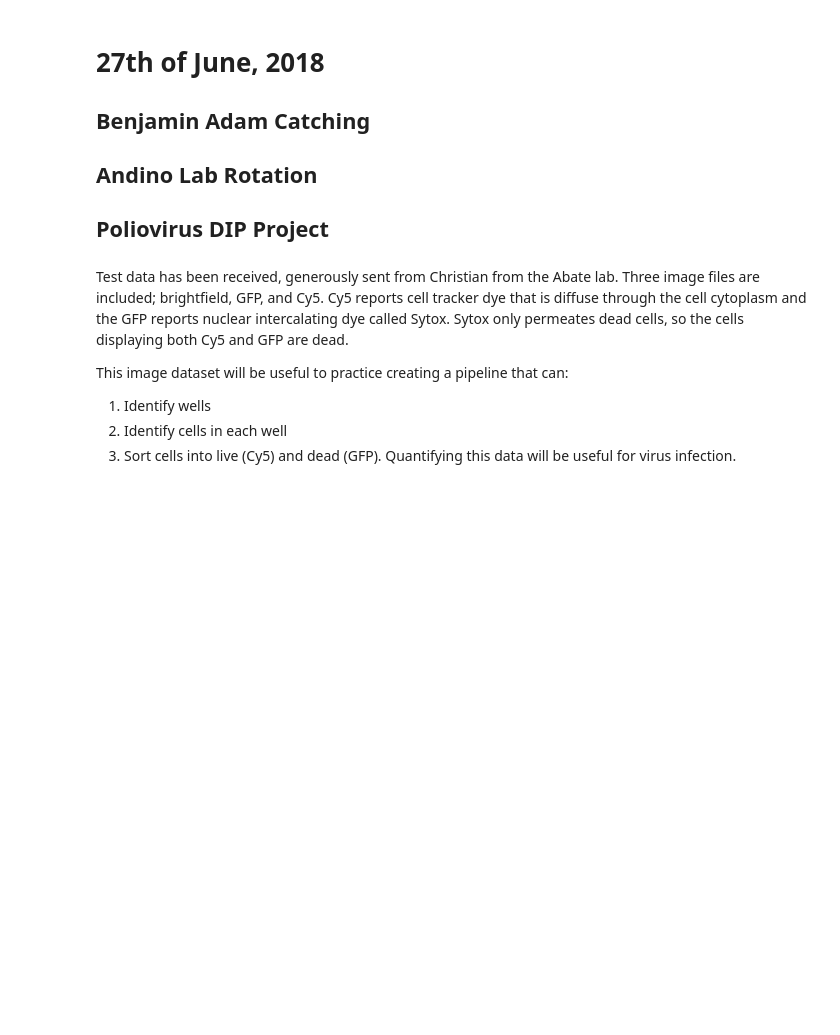
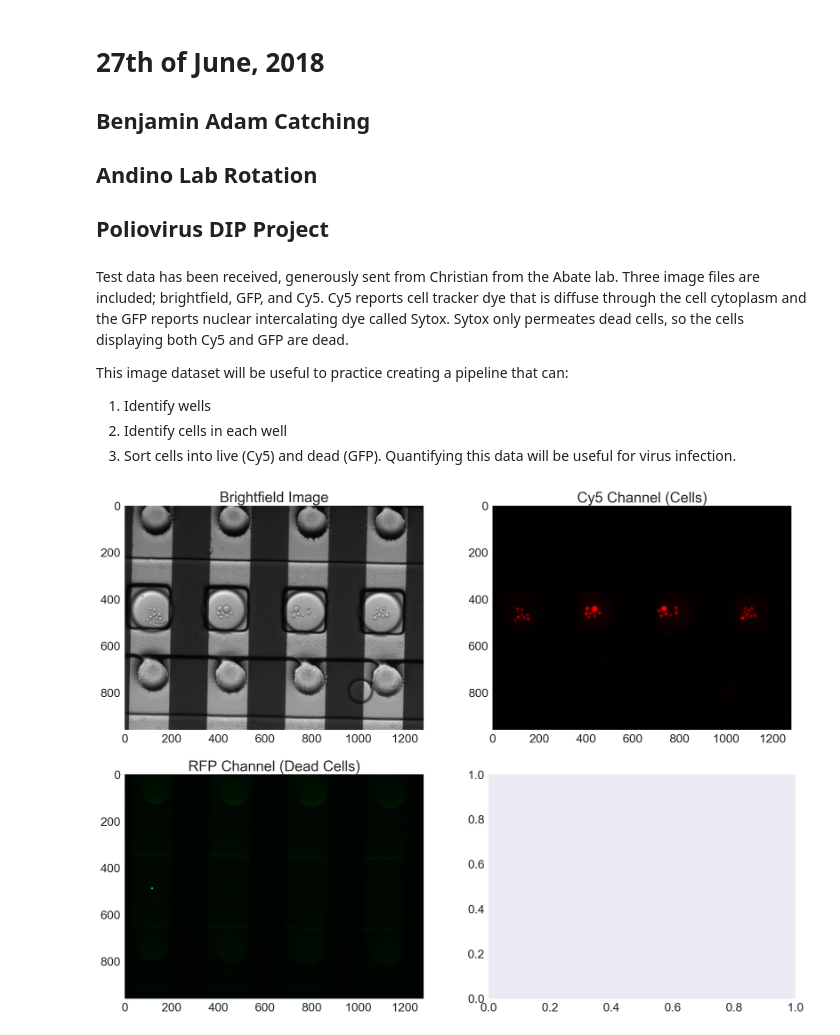
Before and after one commit to adamcatching/Polio_DIPS, a Jupyter notebook: notebook/2018_06_27.ipynb, the cells around one changed output. Cells and saved outputs as stored; diff of their text form; code cells hidden in the pictures; blank space fills up the shorter version.

Commit message:
Added test images

```diff
--- a/notebook/2018_06_27.ipynb
+++ b/notebook/2018_06_27.ipynb
@@ -31,3 +31,13 @@ sns.set(style='dark', palette=sns.color_palette(), rc={'axes.labelsize': 20}, fo
 # The following is specific Jupyter notebooks
 %matplotlib inline
 %config InlineBackend.figure_formats = {'png', 'retina'}
+# %%
+# Define the location of the image files
+wells_bright = "../data/test_data/10x_livedead-2_TRANS.tif"
+wells_cy5 = "../data/test_data/10x_livedead-2_CY5.tif"
+wells_rfp = "../data/test_data/10x_livedead-2_GFP.tif"
+# %%
+# Read in the images
+image_bright = skimage.io.imread(wells_bright)
+image_cy5 = skimage.io.imread(wells_cy5)
+image_rfp = skimage.io.imread(wells_rfp)
@@ -33,0 +49,17 @@ sns.set(style='dark', palette=sns.color_palette(), rc={'axes.labelsize': 20}, fo
+# %%
+# Display the image, set Seaborn style 'dark' to avoid grid lines
+with sns.axes_style('dark'):
+    fig, ax = plt.subplots(2, 2, figsize=(20, 15))
+    ax[0, 0].imshow(image_bright, cmap=plt.cm.gray)
+    ax[0, 0].set_title('Brightfield Image')
+
+    ax[0, 1].imshow(image_cy5)
+    ax[0, 1].set_title('Cy5 Channel (Cells)')
+
+    ax[1, 0].imshow(image_rfp)
+    ax[1, 0].set_title('RFP Channel (Dead Cells)')
+
+    #ax[1, 1].imshow(image_overlay)
+plt.show()
+# %% [output]
+[figure, added]
```
Also changed, not shown: parts of 1 cell of this notebook.
